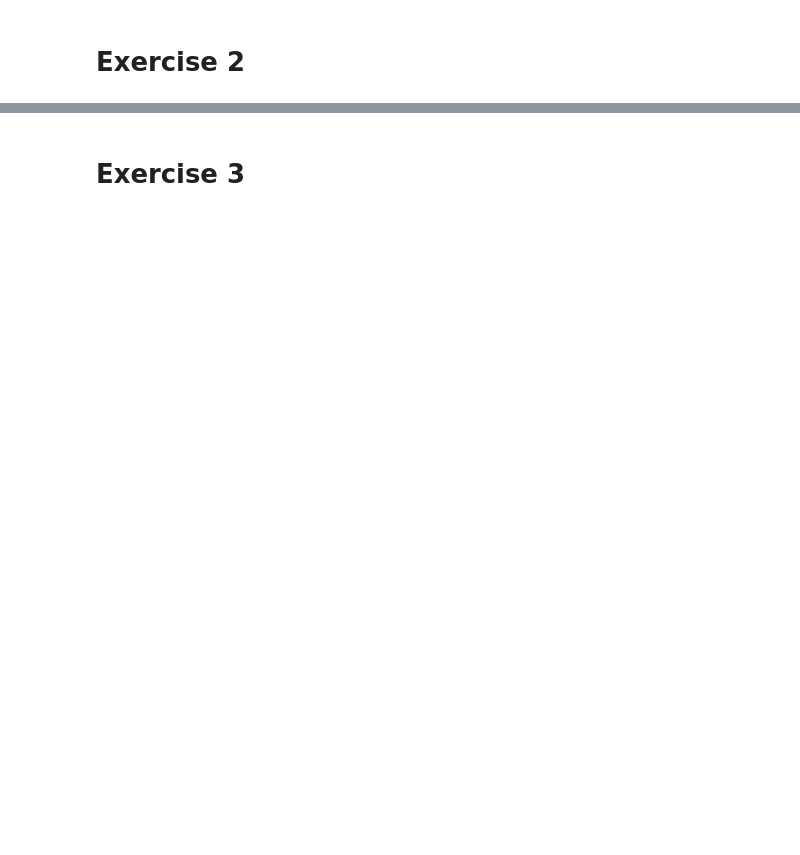
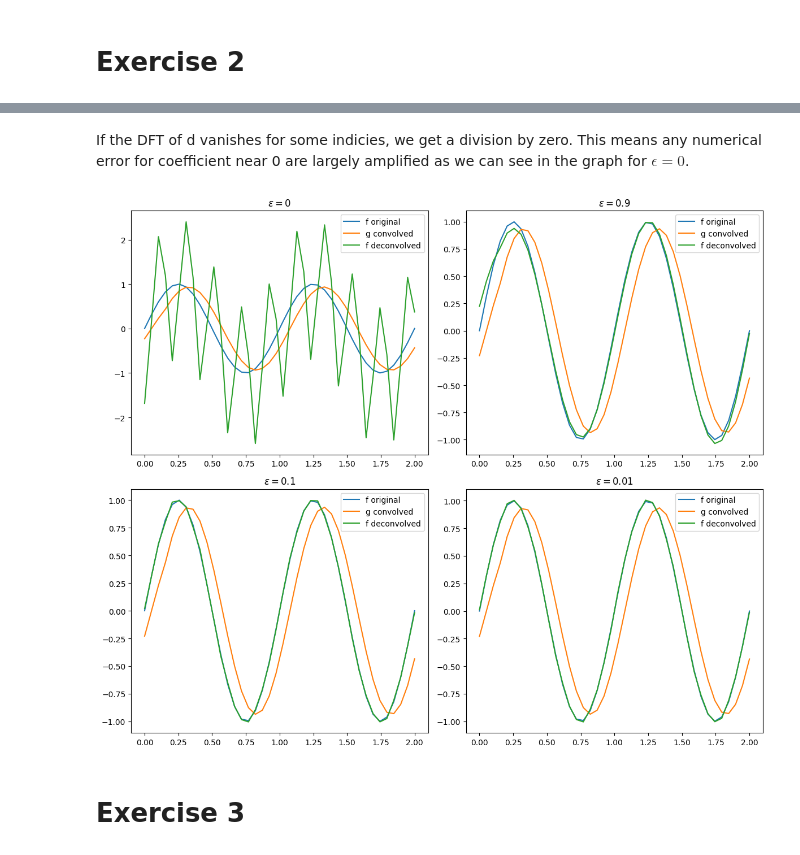
Before and after one commit to Basile-Mouret/Signal-and-Image-Processing-Lab, a Jupyter notebook: Lab4/Lab4.ipynb, the cells around one changed output, grey strips where cells are left out. Cells and saved outputs as stored; diff of their text form; code cells hidden in the pictures; blank space fills up the shorter version.

```diff
--- a/Lab4/Lab4.ipynb
+++ b/Lab4/Lab4.ipynb
@@ -28,2 +142,48 @@ plt.show()
+# %% [markdown]
+If the DFT of d vanishes for some indicies, we get a division by zero. This means any numerical error for coefficient near 0 are largely amplified as we can see in the graph for $\epsilon = 0$.
+# %%
+def circular_deconvolution2(d, g, eps=0.1):
+    g_hat = np.fft.fft(g)
+    d_hat = np.fft.fft(d)
+    inv_d_hat = np.array([1/Dk if abs(Dk)>eps else 1/eps for Dk in d_hat])
+    f_hat = g_hat * inv_d_hat
+    return np.real(np.fft.ifft(f_hat))
+
+plt.figure(figsize=(12,10))
+plt.subplot(2,2,1)
+f_decon=circular_deconvolution2(d,g,eps=0)
+plt.plot(t,f, label="f original")
+plt.plot(t,g, label="g convolved")
+plt.plot(t,f_decon, label="f deconvolved")
+plt.title("$\\epsilon = 0$")
+plt.legend()
+
+plt.subplot(2,2,2)
+f_decon=circular_deconvolution2(d,g,eps=0.9)
+plt.plot(t,f, label="f original")
+plt.plot(t,g, label="g convolved")
+plt.plot(t,f_decon, label="f deconvolved")
+plt.title("$\\epsilon = 0.9$")
+plt.legend()
+
+plt.subplot(2,2,3)
+f_decon=circular_deconvolution2(d,g, eps=0.1)
+plt.plot(t,f, label="f original")
+plt.plot(t,g, label="g convolved")
+plt.plot(t,f_decon, label="f deconvolved")
+plt.title("$\\epsilon = 0.1$")
+plt.legend()
+
+plt.subplot(2,2,4)
+f_decon=circular_deconvolution2(d,g, eps=0.01)
+plt.plot(t,f, label="f original")
+plt.plot(t,g, label="g convolved")
+plt.plot(t,f_decon, label="f deconvolved")
+plt.title("$\\epsilon = 0.01$")
+plt.legend()
+plt.tight_layout()
+plt.show()
+# %% [output]
+[figure, added]
 # %% [markdown]
 # Exercise 3
```
Also changed, not shown: parts of 9 cells of this notebook.
